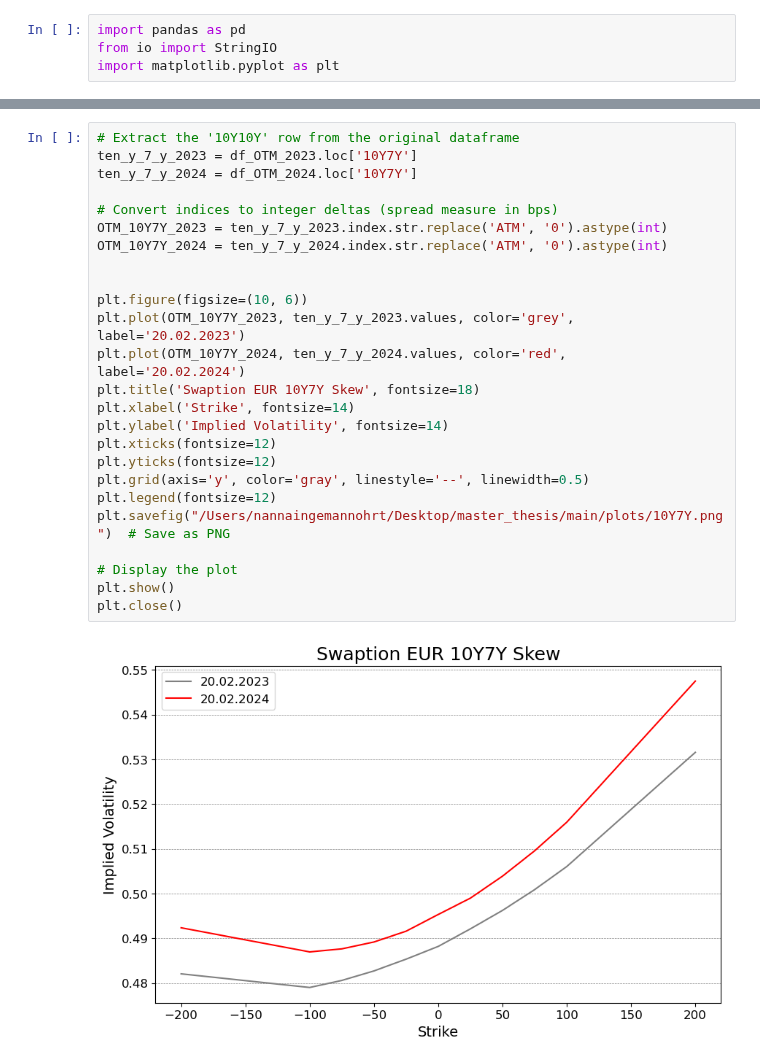
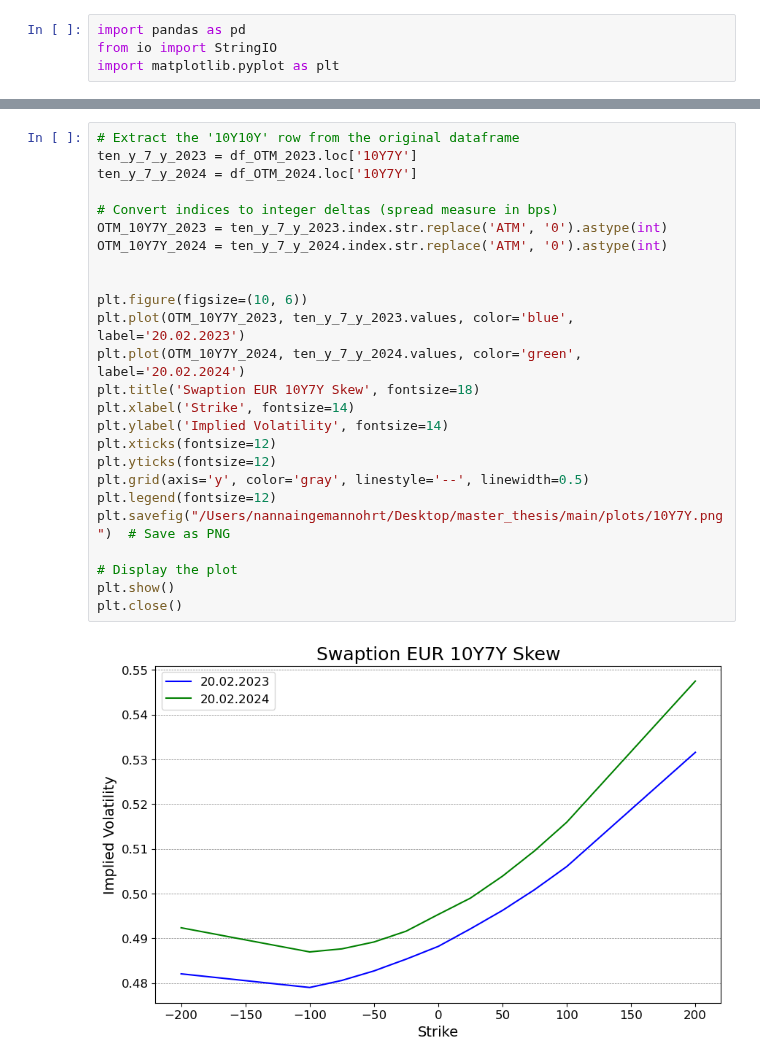
Before and after one commit to NannaOhrt/master_thesis, a Jupyter notebook: main/code/swaption_skew.ipynb, the cells around one changed output, grey strips where cells are left out. Cells and saved outputs as stored; diff of their text form.

```diff
--- a/main/code/swaption_skew.ipynb
+++ b/main/code/swaption_skew.ipynb
@@ -185,30 +185,30 @@ plt.close()
 # %%
 # Extract the '10Y10Y' row from the original dataframe
 ten_y_7_y_2023 = df_OTM_2023.loc['10Y7Y']
 ten_y_7_y_2024 = df_OTM_2024.loc['10Y7Y']
 
 # Convert indices to integer deltas (spread measure in bps)
 OTM_10Y7Y_2023 = ten_y_7_y_2023.index.str.replace('ATM', '0').astype(int)
 OTM_10Y7Y_2024 = ten_y_7_y_2024.index.str.replace('ATM', '0').astype(int)
 
 
 plt.figure(figsize=(10, 6))
-plt.plot(OTM_10Y7Y_2023, ten_y_7_y_2023.values, color='grey', label='20.02.2023')
-plt.plot(OTM_10Y7Y_2024, ten_y_7_y_2024.values, color='red',  label='20.02.2024')
+plt.plot(OTM_10Y7Y_2023, ten_y_7_y_2023.values, color='blue', label='20.02.2023')
+plt.plot(OTM_10Y7Y_2024, ten_y_7_y_2024.values, color='green',  label='20.02.2024')
 plt.title('Swaption EUR 10Y7Y Skew', fontsize=18)
 plt.xlabel('Strike', fontsize=14)
 plt.ylabel('Implied Volatility', fontsize=14)
 plt.xticks(fontsize=12)
 plt.yticks(fontsize=12)
 plt.grid(axis='y', color='gray', linestyle='--', linewidth=0.5)
 plt.legend(fontsize=12)
 plt.savefig("/Users/nannaingemannohrt/Desktop/master_thesis/main/plots/10Y7Y.png")  # Save as PNG
 
 # Display the plot
 plt.show()
 plt.close()
 # %% [output]
-[figure, old version]
+[figure, new version]
 # %%
 # Extract the '10Y10Y' row from the original dataframe
 ten_y_ten_y_2023 = df_OTM_2023.loc['10Y10Y']
```
Also changed, not shown: parts of 9 cells of this notebook, 14 other files.
